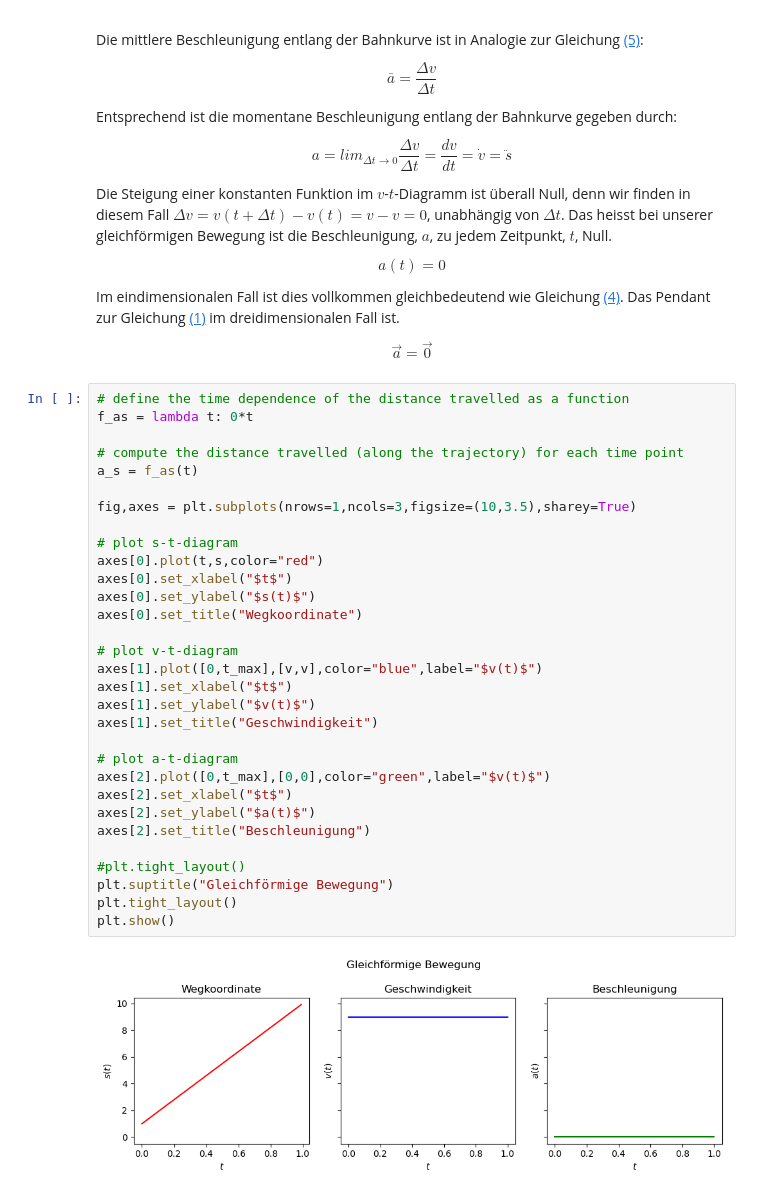
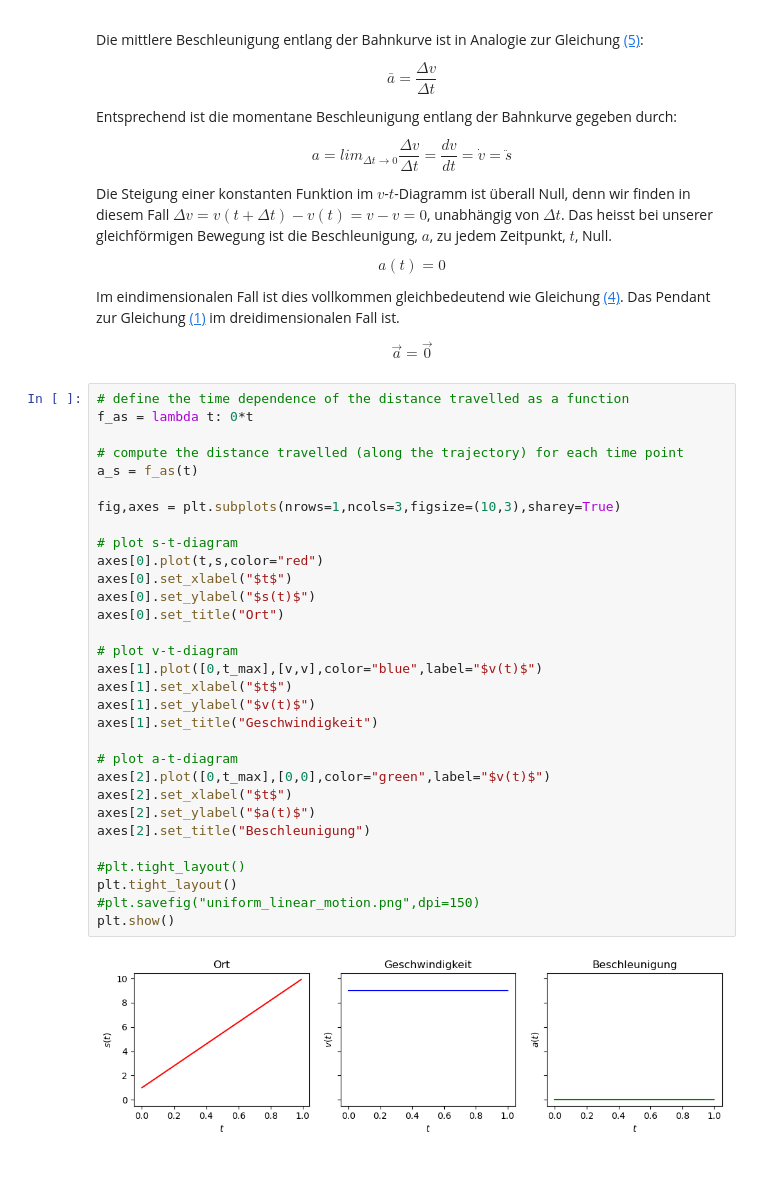
Before and after one commit to BalzMarty/KSWIL_PS, a Jupyter notebook: Kinematik/02_Eindimensionale_Bewegung.ipynb, the cells around one changed output. Saved outputs shown, nothing was run; the diff lists cells and outputs as text; blank space fills up the shorter version.

```diff
--- a/Kinematik/02_Eindimensionale_Bewegung.ipynb
+++ b/Kinematik/02_Eindimensionale_Bewegung.ipynb
@@ -455,36 +458,36 @@ Im eindimensionalen Fall ist dies vollkommen gleichbedeutend wie Gleichung [(4)]
 \vec{a} = \vec{0}
 \tag{17}
 \end{equation}
-# %%
-# define the time dependence of the distance travelled as a function
-f_as = lambda t: 0*t
-
-# compute the distance travelled (along the trajectory) for each time point
-a_s = f_as(t)
-
-fig,axes = plt.subplots(nrows=1,ncols=3,figsize=(10,3.5),sharey=True)
-
-# plot s-t-diagram
-axes[0].plot(t,s,color="red")
-axes[0].set_xlabel("$t$")
-axes[0].set_ylabel("$s(t)$")
-axes[0].set_title("Wegkoordinate")
-
-# plot v-t-diagram
-axes[1].plot([0,t_max],[v,v],color="blue",label="$v(t)$")
-axes[1].set_xlabel("$t$")
-axes[1].set_ylabel("$v(t)$")
-axes[1].set_title("Geschwindigkeit")
-
-# plot a-t-diagram
-axes[2].plot([0,t_max],[0,0],color="green",label="$v(t)$")
-axes[2].set_xlabel("$t$")
-axes[2].set_ylabel("$a(t)$")
-axes[2].set_title("Beschleunigung")
-
-#plt.tight_layout()
-plt.suptitle("Gleichförmige Bewegung")
-plt.tight_layout()
-plt.show()
-# %% [output]
-[figure, removed]
+# %%
+# define the time dependence of the distance travelled as a function
+f_as = lambda t: 0*t
+
+# compute the distance travelled (along the trajectory) for each time point
+a_s = f_as(t)
+
+fig,axes = plt.subplots(nrows=1,ncols=3,figsize=(10,3),sharey=True)
+
+# plot s-t-diagram
+axes[0].plot(t,s,color="red")
+axes[0].set_xlabel("$t$")
+axes[0].set_ylabel("$s(t)$")
+axes[0].set_title("Ort")
+
+# plot v-t-diagram
+axes[1].plot([0,t_max],[v,v],color="blue",label="$v(t)$")
+axes[1].set_xlabel("$t$")
+axes[1].set_ylabel("$v(t)$")
+axes[1].set_title("Geschwindigkeit")
+
+# plot a-t-diagram
+axes[2].plot([0,t_max],[0,0],color="green",label="$v(t)$")
+axes[2].set_xlabel("$t$")
+axes[2].set_ylabel("$a(t)$")
+axes[2].set_title("Beschleunigung")
+
+#plt.tight_layout()
+plt.tight_layout()
+#plt.savefig("uniform_linear_motion.png",dpi=150)
+plt.show()
+# %% [output]
+[figure, added]
```
Also changed, not shown: parts of 6 cells of this notebook, 3 other files.
